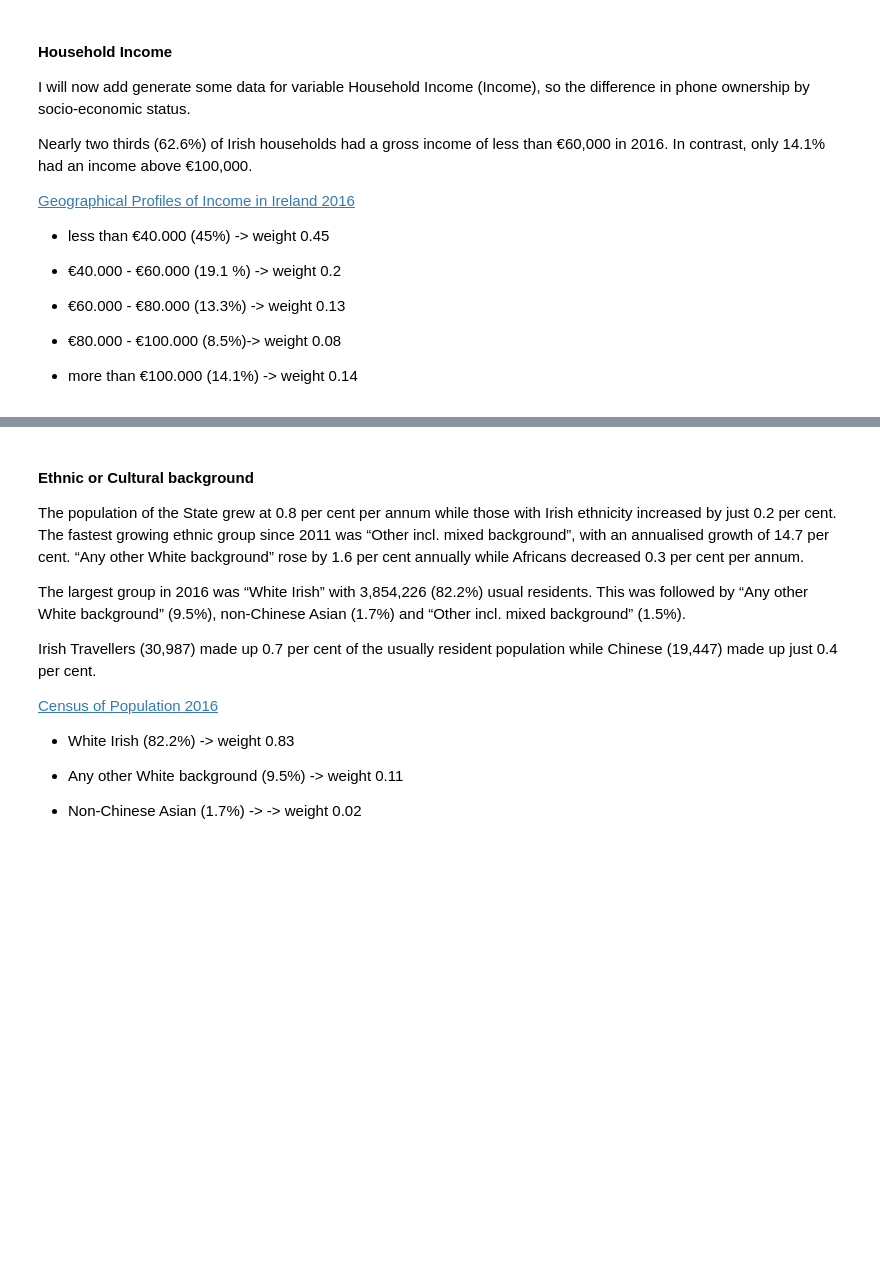
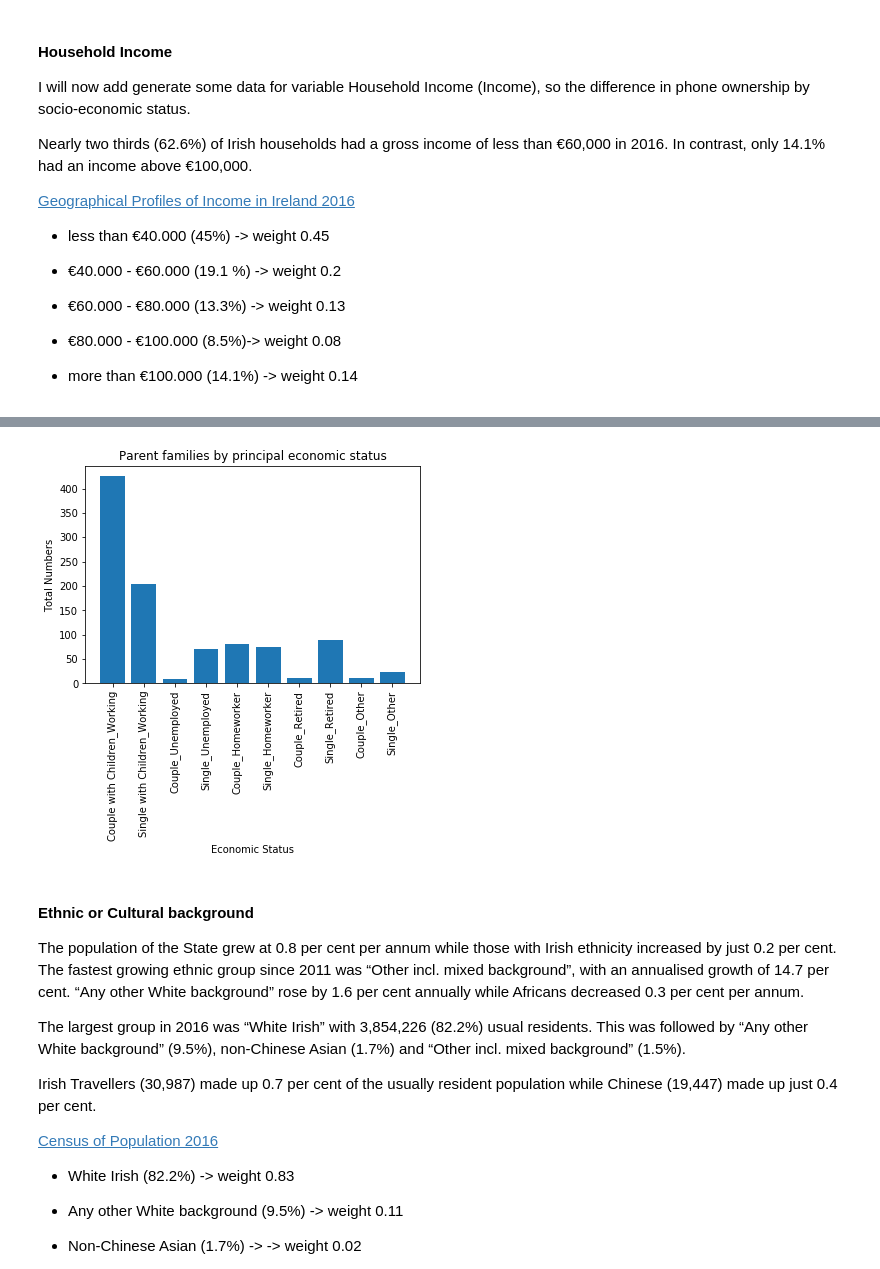
Before and after one commit to HenkT28/Programming_For_Data_Analysis_Project, a Jupyter notebook: Programming_For_Data_Analysis_Project.ipynb, the cells around one changed output, grey strips where cells are left out. Saved outputs shown, nothing was run; the diff lists cells and outputs as text; code cells hidden in the pictures; blank space fills up the shorter version.

```diff
--- a/Programming_For_Data_Analysis_Project.ipynb
+++ b/Programming_For_Data_Analysis_Project.ipynb
@@ -695,3 +778,26 @@ Frequency of unique values of Family array:
+# %%
+# Create Family list - 10 groups
+# Barchart with vertical labels in python/matplotlib [52]
+number_family = [425, 204, 9, 70, 81, 74, 12, 90, 11, 24]
+
+# Order of operations
+barchart_family = ('Couple with Children_Working', 'Single with Children_Working', 'Couple_Unemployed', 'Single_Unemployed', 'Couple_Homeworker', 'Single_Homeworker', 'Couple_Retired', 'Single_Retired', 'Couple_Other', 'Single_Other')
+
+# Create bar names
+y_pos = np.arange(len(barchart_family))
+plt.bar(y_pos, number_family)
+
+# Create names on the x-axis
+plt.xticks(y_pos, barchart_family, rotation='vertical')
+plt.xlabel('Economic Status', fontweight='normal', color = 'black')
+
+# Create names on the y-axis
+plt.ylabel("Total Numbers")
+plt.title("Parent families by principal economic status")
+
+plt.show()
+# %% [output]
+[figure, added]
 # %% [markdown]
 #### Ethnic or Cultural background
 
```
Also changed, not shown: parts of 26 cells of this notebook.
